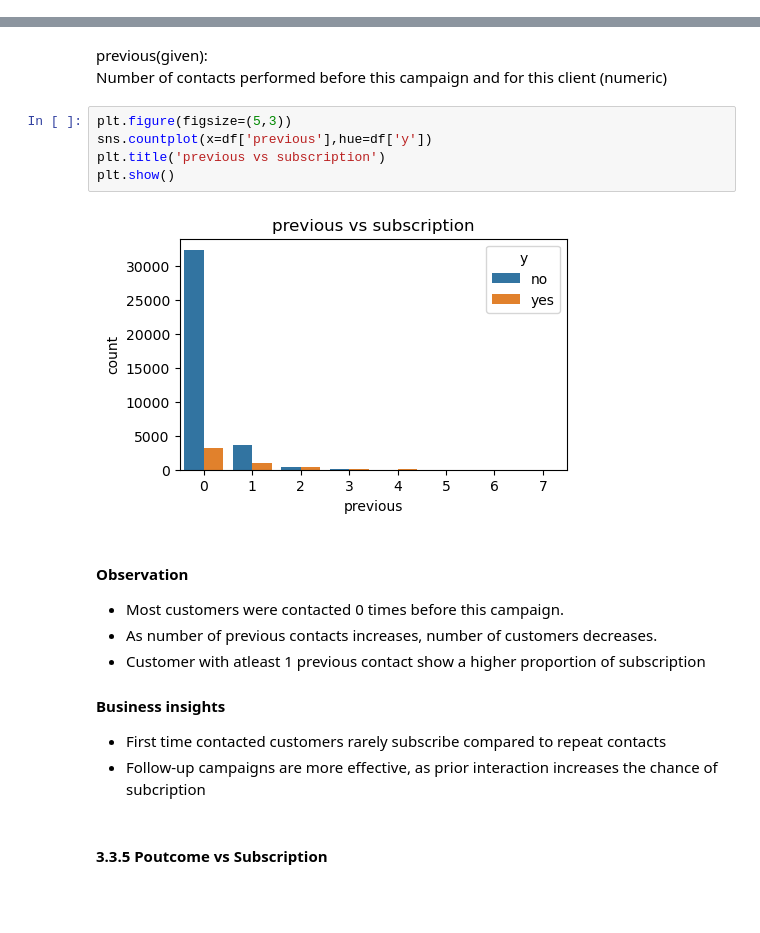
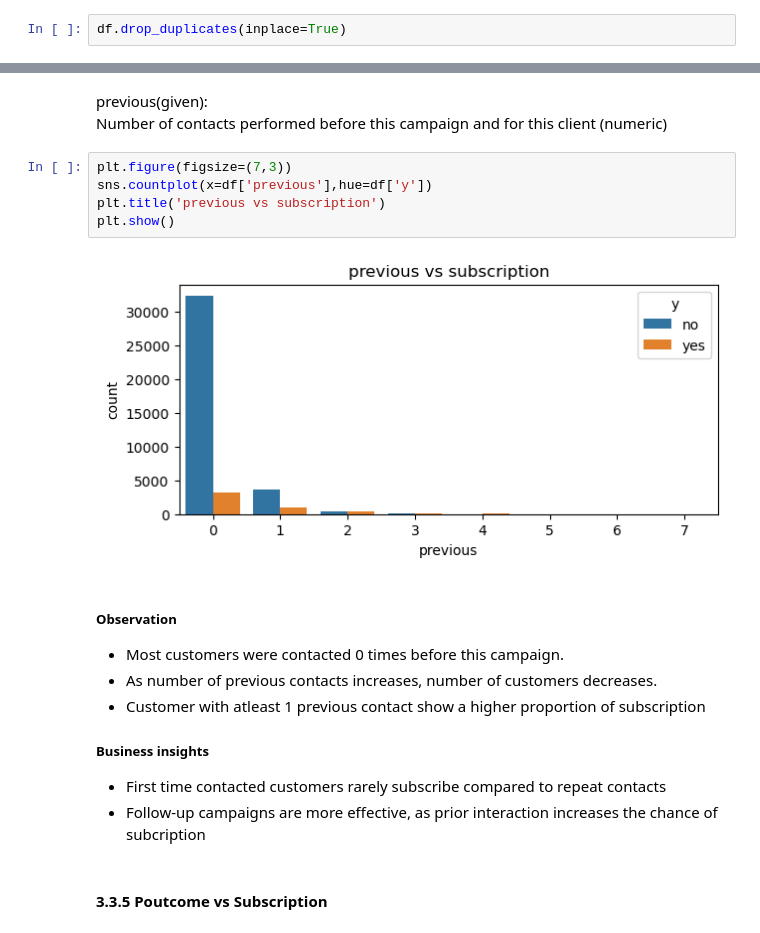
Before and after one commit to vijay12918/Portuguese-Bank-Marketing-Compaign, a Jupyter notebook: Portugese_Bank.ipynb, the cells around one changed output, grey strips where cells are left out. Drawn from its saved outputs; the diff is of its cells as text; blank space fills up the shorter version.

```diff
--- a/Portugese_Bank.ipynb
+++ b/Portugese_Bank.ipynb
@@ -122,6 +109,8 @@ print(df.duplicated().sum())
 - Dataset contain duplicate values, so we will drop them.
 - Dataset does not cantain any missing values.
 - However several categorical varibles include 'unknown', which is treated as valid category.
+# %%
+df.drop_duplicates(inplace=True)
 # %% [markdown]
 #### 2.5. Target Variable Analysis
 # %%
@@ -417,18 +395,18 @@ plt.show()
 previous(given):
 Number of contacts performed before this campaign and for this client (numeric)
 # %%
-plt.figure(figsize=(5,3))
+plt.figure(figsize=(7,3))
 sns.countplot(x=df['previous'],hue=df['y'])
 plt.title('previous vs subscription')
 plt.show()
 # %% [output]
-[figure, old version]
+[figure, new version]
 # %% [markdown]
-#### Observation
+##### Observation
 - Most customers were contacted 0 times before this campaign.
 - As number of previous contacts increases, number of customers decreases.
 - Customer with atleast 1 previous contact show a higher proportion of subscription
-#### Business insights
+##### Business insights
 - First time contacted customers rarely subscribe compared to repeat contacts
 - Follow-up campaigns are more effective, as prior interaction increases the chance of subcription
 # %% [markdown]
```
Also changed, not shown: parts of 60 cells of this notebook, 7 other files.
